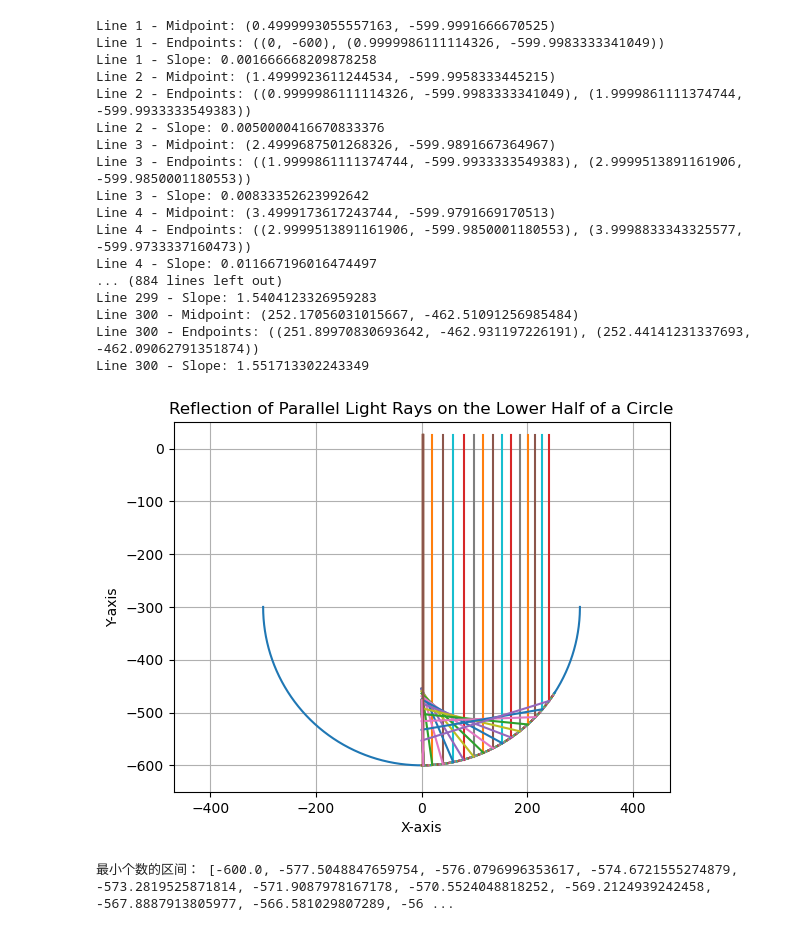
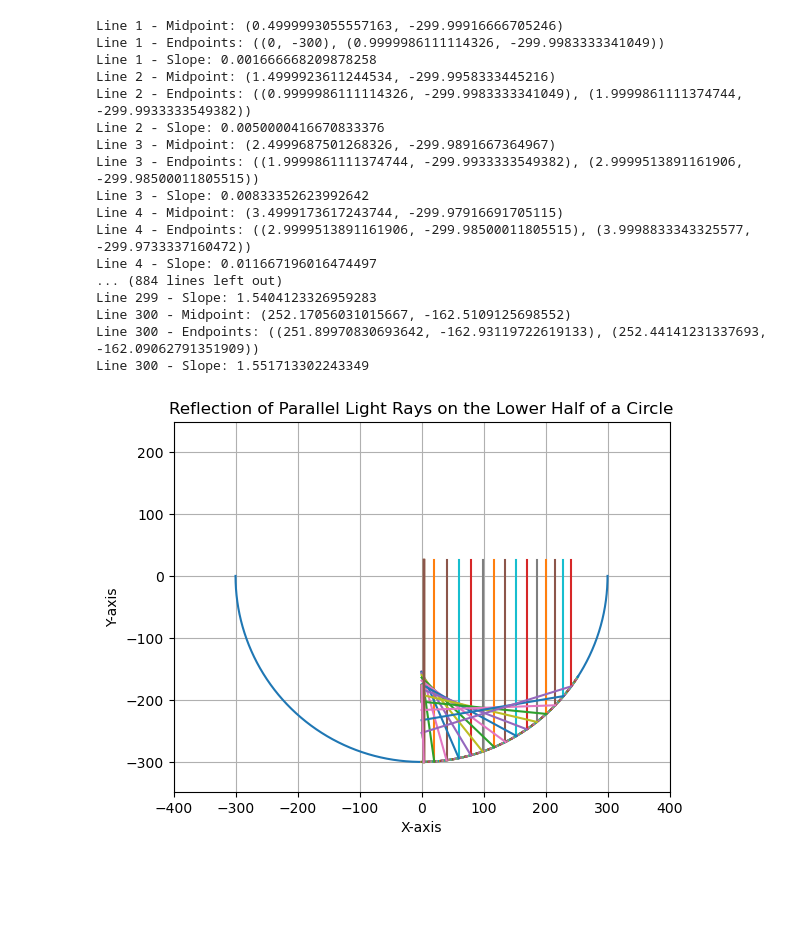
Before and after one commit to xiuxiua8/MCM_ProblemA, a Jupyter notebook: draw.ipynb, the cells around one changed output. Drawn from its saved outputs; the diff is of its cells as text; code cells hidden in the pictures; blank space fills up the shorter version.

Commit message:
change the circle center && improve the slope to 1000000000

```diff
--- a/draw.ipynb
+++ b/draw.ipynb
@@ -127,7 +127,7 @@ def plot_line_segments(line_segments, fig=None, ax=None):
 def draw_circle(fig=None, ax=None):
 
     radius = 300
-    center = (0, -300)
+    center = (0, 0)
     theta = np.linspace(np.pi, 2 * np.pi, 1000)  # 修改theta的范围，只考虑下半圆周
     circle_x = radius * np.cos(theta) + center[0]
     circle_y = radius * np.sin(theta) + center[1]
@@ -144,7 +144,7 @@ def circle_slope(index):
 
 def find_line_segments_circle(line_segments_array,):
 
-    left_endpoint1 = (0, -600)
+    left_endpoint1 = (0, -300)
     slope1 = circle_slope(0)
     line1 = LineSegment(left_endpoint=left_endpoint1, slope=slope1)
     line_segments_array.append(line1)
@@ -211,45 +211,45 @@ find_line_segments_circle(line_segments_array)
 print_line_segments(line_segments_array)
 
 plot_line_segments(line_segments_array, fig, ax)
 
 for i in range(1, 15):
     circle_reflect_simple(20 * i)
 
 #for i in range(1,10):
     circle_reflect_simple(3)
 
 # set equal
 plt.axis('equal')
 
 # set the range
 plt.xlim(-400, 400)
-plt.ylim(-650, 50)
+plt.ylim(-350, 250)
 
 plt.title('Reflection of Parallel Light Rays on the Lower Half of a Circle')
 plt.xlabel('X-axis')
 plt.ylabel('Y-axis')
 #plt.legend()
 plt.grid(True)
 plt.show()
 # %% [output]
-Line 1 - Midpoint: (0.4999993055557163, -599.9991666670525)
-Line 1 - Endpoints: ((0, -600), (0.9999986111114326, -599.9983333341049))
+Line 1 - Midpoint: (0.4999993055557163, -299.99916666705246)
+Line 1 - Endpoints: ((0, -300), (0.9999986111114326, -299.9983333341049))
 Line 1 - Slope: 0.001666668209878258
-Line 2 - Midpoint: (1.4999923611244534, -599.9958333445215)
-Line 2 - Endpoints: ((0.9999986111114326, -599.9983333341049), (1.9999861111374744, -599.9933333549383))
+Line 2 - Midpoint: (1.4999923611244534, -299.9958333445216)
+Line 2 - Endpoints: ((0.9999986111114326, -299.9983333341049), (1.9999861111374744, -299.9933333549382))
 Line 2 - Slope: 0.0050000416670833376
-Line 3 - Midpoint: (2.4999687501268326, -599.9891667364967)
-Line 3 - Endpoints: ((1.9999861111374744, -599.9933333549383), (2.9999513891161906, -599.9850001180553))
+Line 3 - Midpoint: (2.4999687501268326, -299.9891667364967)
+Line 3 - Endpoints: ((1.9999861111374744, -299.9933333549382), (2.9999513891161906, -299.98500011805515))
 Line 3 - Slope: 0.00833352623992642
-Line 4 - Midpoint: (3.4999173617243744, -599.9791669170513)
-Line 4 - Endpoints: ((2.9999513891161906, -599.9850001180553), (3.9998833343325577, -599.9733337160473))
+Line 4 - Midpoint: (3.4999173617243744, -299.97916691705115)
+Line 4 - Endpoints: ((2.9999513891161906, -299.98500011805515), (3.9998833343325577, -299.9733337160472))
 Line 4 - Slope: 0.011667196016474497
 ... (884 lines left out)
 Line 299 - Slope: 1.5404123326959283
-Line 300 - Midpoint: (252.17056031015667, -462.51091256985484)
-Line 300 - Endpoints: ((251.89970830693642, -462.931197226191), (252.44141231337693, -462.09062791351874))
+Line 300 - Midpoint: (252.17056031015667, -162.5109125698552)
+Line 300 - Endpoints: ((251.89970830693642, -162.93119722619133), (252.44141231337693, -162.09062791351909))
 Line 300 - Slope: 1.551713302243349
-[figure, old version]
+[figure, new version]
 # %%
 intercept_array = []
 
@@ -261,29 +261,6 @@ def find_intercepts(line_segments_array,intercept_array):
         intercept_array.append(line.intercept())
 
 find_intercepts(line_segments_array,intercept_array)
-# %%
-
-def find_minimal_interval(arr):
-    arr.sort()  # 先对数组进行排序
-    min_count = float('inf')  # 初始化最小个数为正无穷大
-    optimal_interval = []
-
-    for i in range(len(arr) - 19):  # 遍历数组，保证区间长度为20
-        current_interval = arr[i:i+20]
-        count = len(set(current_interval))  # 计算区间内不同数字的个数
-
-        if count < min_count:
-            min_count = count
-            optimal_interval = current_interval
-
-    return optimal_interval
-
-# 示例用法
-my_array = intercept_array
-result = find_minimal_interval(my_array)
-print("最小个数的区间：", result)
-# %% [output]
-最小个数的区间： [-600.0, -577.5048847659754, -576.0796996353617, -574.6721555274879, -573.2819525871814, -571.9087978167178, -570.5524048818252, -569.2124939242458, -567.8887913805977, -566.581029807289, -56 ...
 # %%
 def find_minimal_interval(arr):
     arr.sort()  # 先对数组进行排序
```
Also changed, not shown: parts of 2 cells of this notebook.
